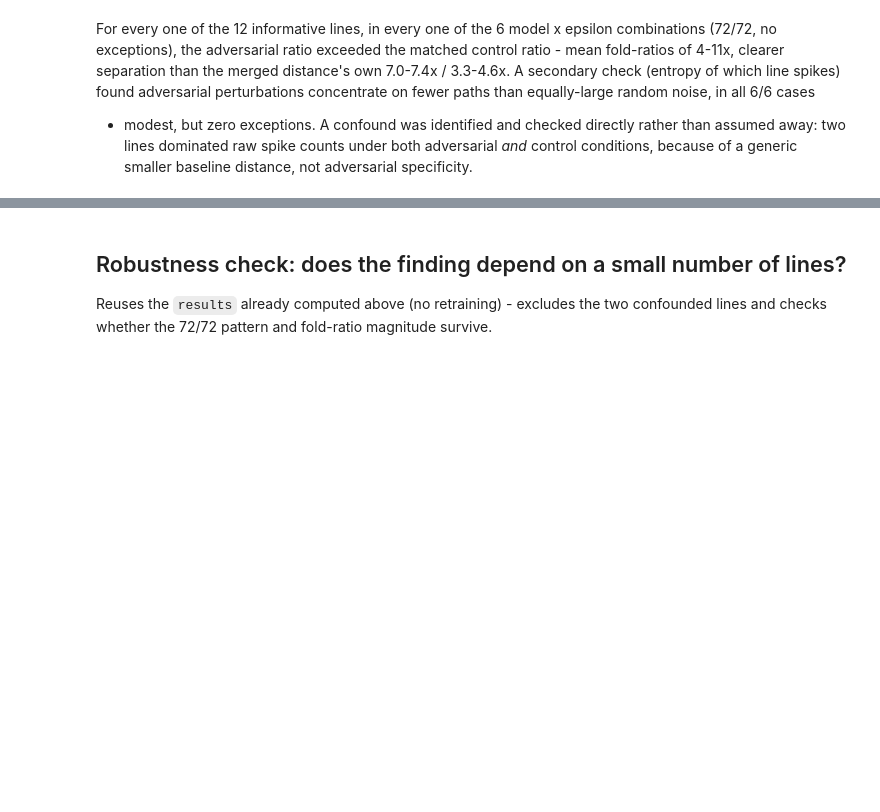
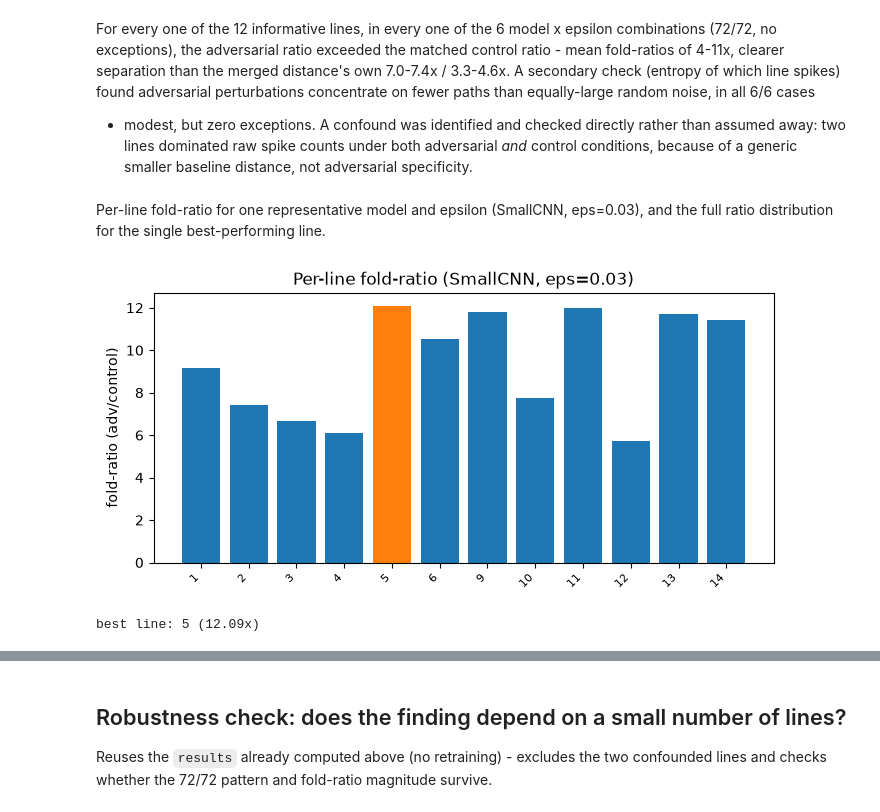
Before and after one commit to Kilobyte947/Datasig, a Jupyter notebook: signature_distance/notebook_method_b_further_work.ipynb, the cells around one changed output, grey strips where cells are left out. Drawn from its saved outputs; the diff is of its cells as text; code cells hidden in the pictures; blank space fills up the shorter version.

```diff
--- a/signature_distance/notebook_method_b_further_work.ipynb
+++ b/signature_distance/notebook_method_b_further_work.ipynb
@@ -178,3 +192,23 @@ perturbations concentrate on fewer paths than equally-large random noise, in all
 - modest, but zero exceptions. A confound was identified and checked directly rather than
 assumed away: two lines dominated raw spike counts under both adversarial *and* control
 conditions, because of a generic smaller baseline distance, not adversarial specificity.
+# %% [markdown]
+Per-line fold-ratio for one representative model and epsilon (SmallCNN, eps=0.03), and
+the full ratio distribution for the single best-performing line.
+# %%
+s = summary['SmallCNN'][0.03]
+fold_by_line = {
+    i: s['per_line'][i]['mean_ratio_adv_flipped'] / s['per_line'][i]['mean_ratio_control_matched']
+    for i in ppae.INFORMATIVE_LINE_INDICES
+}
+best_line = max(fold_by_line, key=fold_by_line.get)
+fig = plots.plot_per_line_bar(
+    fold_by_line, title="Per-line fold-ratio (SmallCNN, eps=0.03)",
+    ylabel="fold-ratio (adv/control)", highlight_key=best_line,
+)
+display(fig)
+plt.close(fig)
+print(f"best line: {best_line} ({fold_by_line[best_line]:.2f}x)")
+# %% [output]
+[figure, added]
+best line: 5 (12.09x)
```
Also changed, not shown: parts of 9 cells of this notebook, 2 other files.
